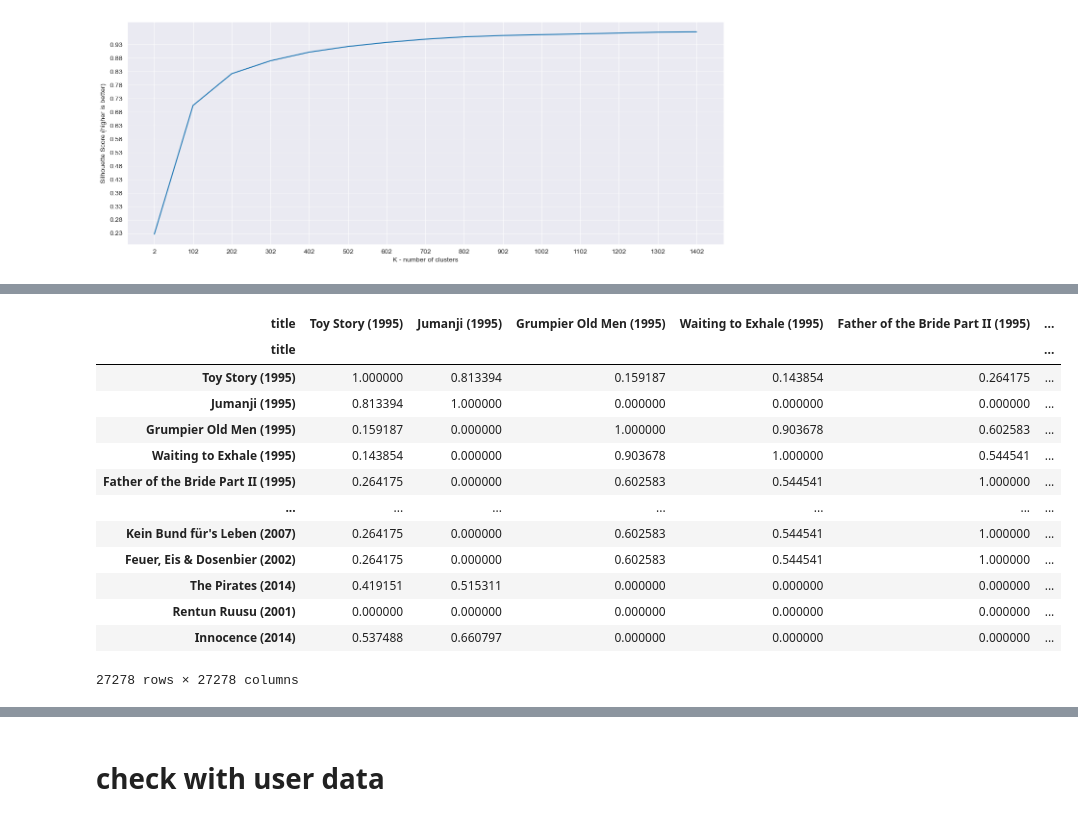
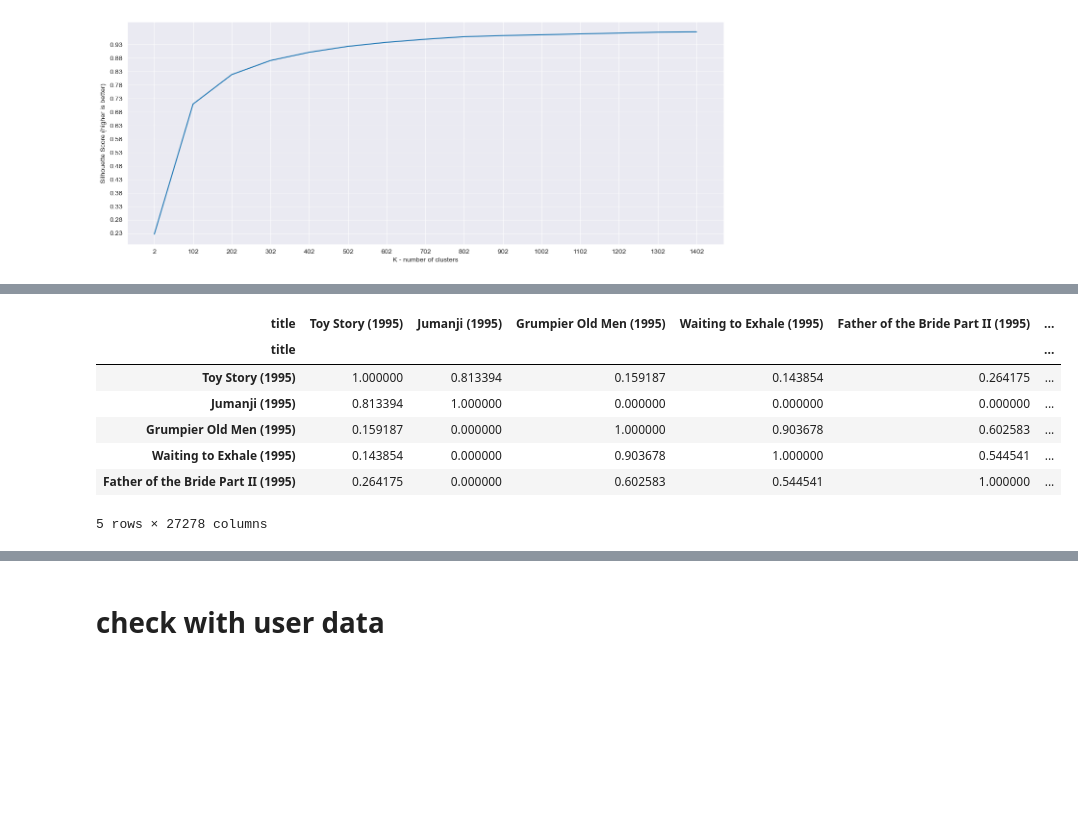
Before and after one commit to sbscsue/22_MachineLearning_Class_Project, a Jupyter notebook: clustering-content based filtering.ipynb, the cells around one changed output, grey strips where cells are left out. Drawn from its saved outputs; the diff is of its cells as text; code cells hidden in the pictures; blank space fills up the shorter version.

```diff
--- a/clustering-content based filtering.ipynb
+++ b/clustering-content based filtering.ipynb
@@ -396,21 +377,15 @@ Wall time: 12.1 s
 # %%
 df_cosine = pd.DataFrame(cosine_sim, index = movies.title, columns = movies.title)
-df_cosine
+df_cosine.head()
 # %% [output]
 | title | Toy Story (1995) | Jumanji (1995) | Grumpier Old Men (1995) | Waiting to Exhale (1995) | Father of the Bride Part II (1995) | ... |
 | title |  |  |  |  |  | ... |
 | Toy Story (1995) | 1.000000 | 0.813394 | 0.159187 | 0.143854 | 0.264175 | ... |
 | Jumanji (1995) | 0.813394 | 1.000000 | 0.000000 | 0.000000 | 0.000000 | ... |
 | Grumpier Old Men (1995) | 0.159187 | 0.000000 | 1.000000 | 0.903678 | 0.602583 | ... |
 | Waiting to Exhale (1995) | 0.143854 | 0.000000 | 0.903678 | 1.000000 | 0.544541 | ... |
 | Father of the Bride Part II (1995) | 0.264175 | 0.000000 | 0.602583 | 0.544541 | 1.000000 | ... |
-| ... | ... | ... | ... | ... | ... | ... |
-| Kein Bund für's Leben (2007) | 0.264175 | 0.000000 | 0.602583 | 0.544541 | 1.000000 | ... |
-| Feuer, Eis & Dosenbier (2002) | 0.264175 | 0.000000 | 0.602583 | 0.544541 | 1.000000 | ... |
-| The Pirates (2014) | 0.419151 | 0.515311 | 0.000000 | 0.000000 | 0.000000 | ... |
-| Rentun Ruusu (2001) | 0.000000 | 0.000000 | 0.000000 | 0.000000 | 0.000000 | ... |
-| Innocence (2014) | 0.537488 | 0.660797 | 0.000000 | 0.000000 | 0.000000 | ... |
-27278 rows × 27278 columns
+5 rows × 27278 columns
 # %%
 #function : recomend similar movies
 
```
Also changed, not shown: parts of 17 cells of this notebook.
